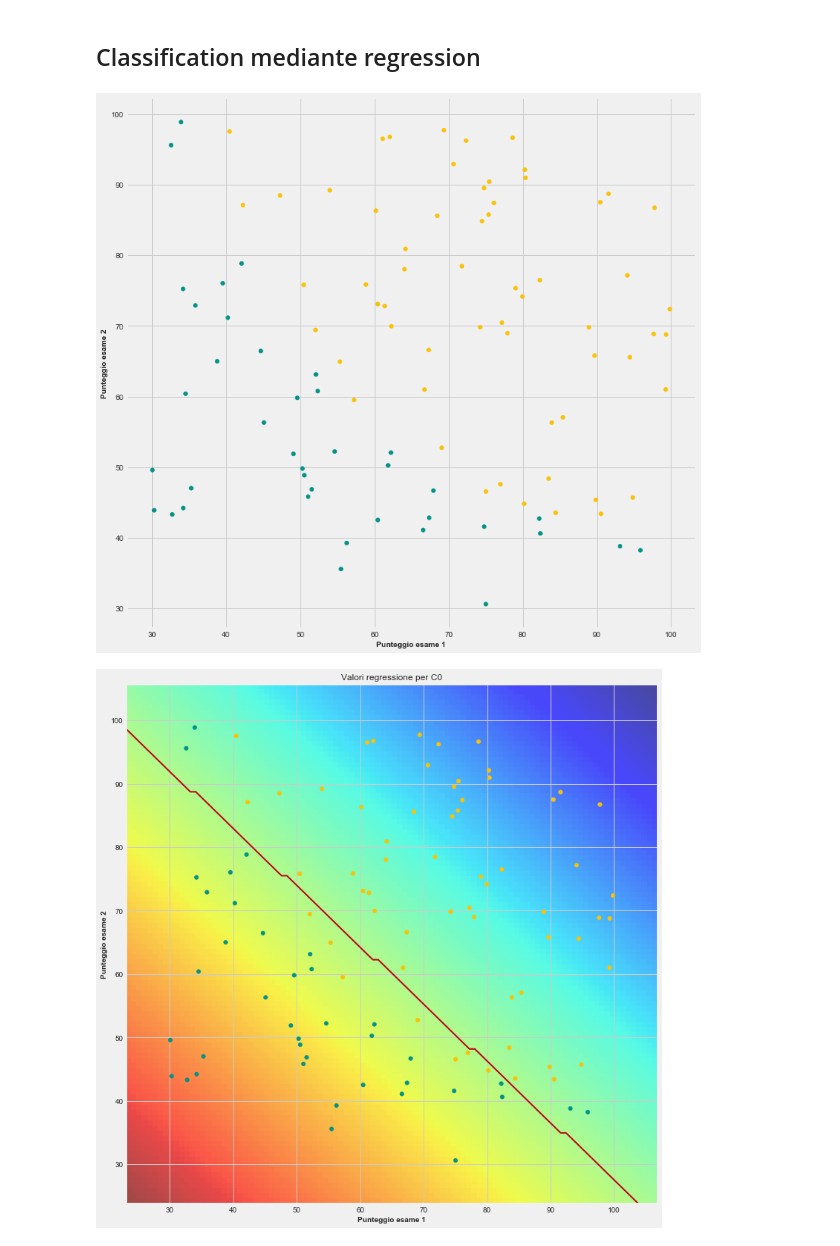
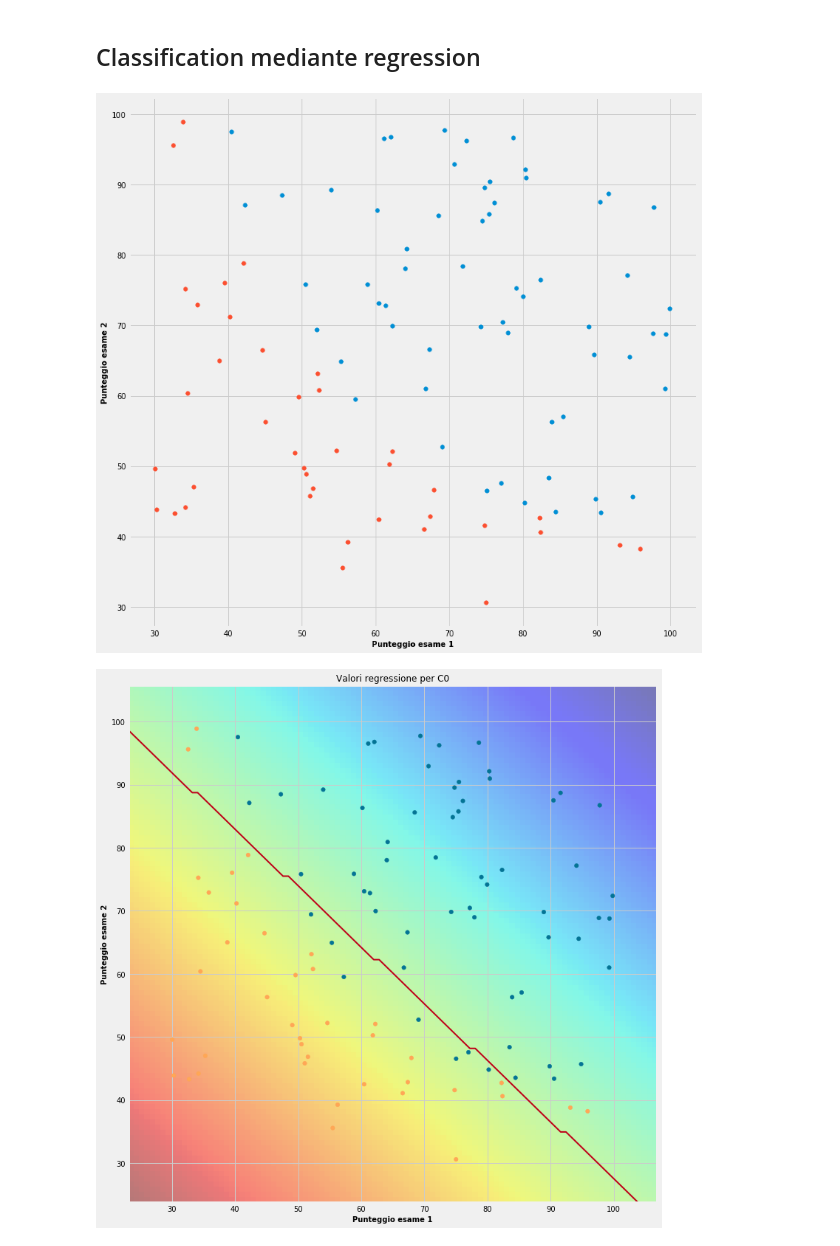
Before and after one commit to tvml/ml1920, a Jupyter notebook: codici/class_regr.ipynb, the cells around one changed output. Saved outputs shown, nothing was run; the diff lists cells and outputs as text; code cells hidden in the pictures.

```diff
--- a/codici/class_regr.ipynb
+++ b/codici/class_regr.ipynb
@@ -33,6 +33,18 @@ colors = ['xkcd:pale orange', 'xkcd:sea blue', 'xkcd:pale red', 'xkcd:sage green
           'xkcd:scarlet']
 cmap_big = cm.get_cmap('Spectral', 512)
 cmap = mcolors.ListedColormap(cmap_big(np.linspace(0.5, 1, 128)))
+# %%
+import urllib.request
+
+filepath = "../dataset/"
+url = "https://tvml.github.io/ml1920/dataset/"
+
+def get_file(filename,local):
+    if local:
+        return filepath+filename
+    else:
+        urllib.request.urlretrieve (url+filename, filename)
+        return filename
 # %%
 def statistics(Theta,X):
     y = np.asarray(classify(Theta,X))
@@ -58,15 +70,25 @@ def classify(Theta, X):
     return np.where(y[:,0]>y[:,1], 0, 1)
 # %%
 # legge i dati in dataframe pandas
-data = pd.read_csv("../dataset/esami.txt", header=0, delimiter=',', names=['x1','x2','t'])
+data = pd.read_csv(get_file("esami.txt", True), header=0, delimiter=',', names=['x1','x2','t'])
+# %%
+# calcola dimensione dei dati
+n = len(data)
+
+# calcola dimensionalità delle features
+nfeatures = len(data.columns)-1
+
+X = np.array(data[['x1','x2']])
+t = np.array(data['t'])
 # %%
 fig = plt.figure(figsize=(12,12))
 ax = fig.gca()
-ax.scatter(np.asarray(X[:,1]), np.asarray(X[:,2]), s=30,c=c, marker='o')
+ax.scatter(np.asarray(X[t==0,0]), np.asarray(X[t==0,1]), s=30,c='C1', marker='o')
+ax.scatter(np.asarray(X[t==1,0]), np.asarray(X[t==1,1]), s=30,c='C0', marker='o')
 plt.xlabel('Punteggio esame 1', fontsize=10)
 plt.ylabel('Punteggio esame 2', fontsize=10)
 plt.xticks(fontsize=10)
 plt.yticks(fontsize=10)
 plt.show()
 # %% [output]
-[figure, old version]
+[figure, new version]
@@ -83,7 +97,6 @@ X = np.array(data[['x1','x2']])
 X=np.column_stack((np.ones(n), X))
 
 # determina la rappresentazione 1-su-k dei valori delle classi
-t = np.array(data['t']).reshape(-1,1)
 t0 = np.where(t==0, 1, 0)
 t1 = np.where(t==0, 0, 1)
 T=np.column_stack((t0,t1))
@@ -115,22 +128,22 @@ for i in range(0, len(u)):
         z[i,j] =np.where(r[:,0]>r[:,1], 0, 1)
 u, v = np.meshgrid(u, v)
 # %%
-c = ([colors[i+6] for i in np.nditer(t)])
+c = ([colors[i] for i in np.nditer(t)])
 fig = plt.figure(figsize=(12,12))
 ax = fig.gca()
-imshow_handle = plt.imshow(y0, origin='lower', extent=(min1, max1, min2, max2), alpha=.7)
+imshow_handle = plt.imshow(y0, origin='lower', extent=(min1, max1, min2, max2), alpha=.5)
 ax.scatter(np.asarray(X[:,1]), np.asarray(X[:,2]), s=30,c=c, marker='o')
 plt.contour(u, v, z, [0.5], colors=[colors[9]])
 plt.xlabel('Punteggio esame 1', fontsize=10)
 plt.ylabel('Punteggio esame 2', fontsize=10)
 plt.xticks(fontsize=10)
 plt.yticks(fontsize=10)
 plt.xlim(u.min(), u.max())
 plt.ylim(v.min(), v.max())
 plt.title('Valori regressione per C0', fontsize=12)
 plt.show()
 # %% [output]
-[figure, old version]
+[figure, new version]
 # %%
 fig = plt.figure(figsize=(16,16))
 fig.patch.set_facecolor('white')
```
Also changed, not shown: parts of 3 cells of this notebook, 3 other files.
